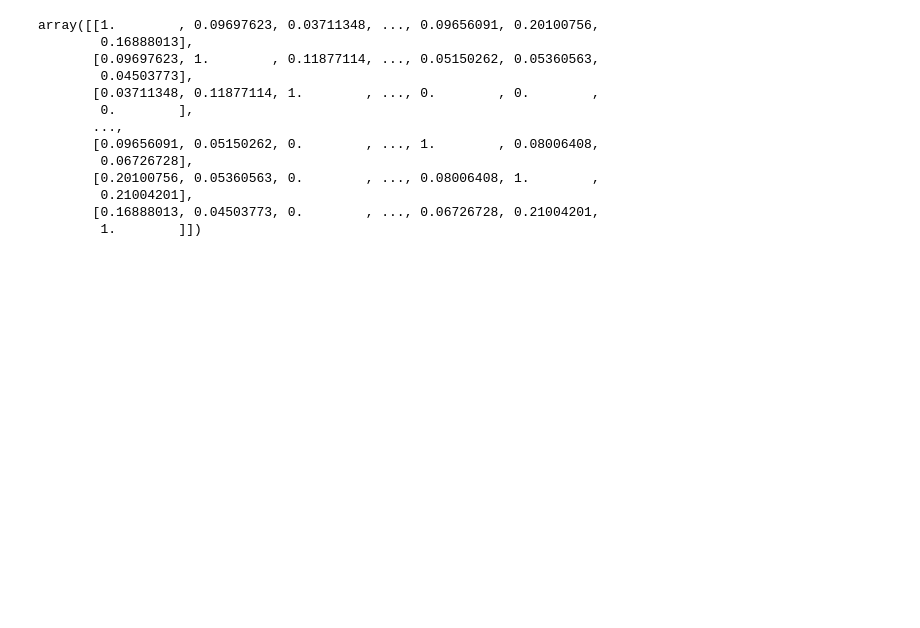
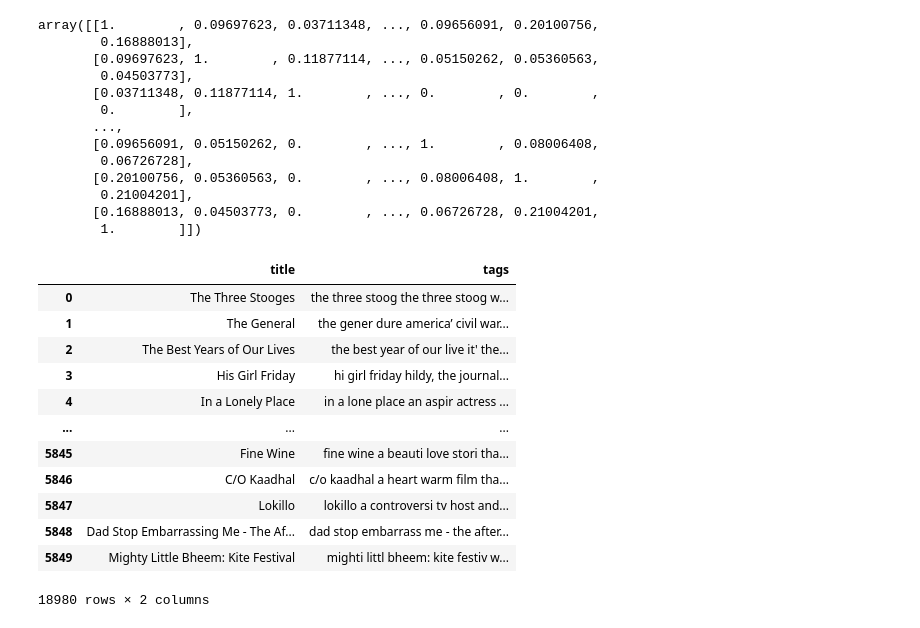
Before and after one commit to krisskrosscode/movies-tvshows-recommendation, a Jupyter notebook: clustering.ipynb, the cells around one changed output. Saved outputs shown, nothing was run; the diff lists cells and outputs as text; code cells hidden in the pictures; blank space fills up the shorter version.

```diff
--- a/clustering.ipynb
+++ b/clustering.ipynb
@@ -203,3 +203,21 @@ class NumpyArrayEncoder(JSONEncoder):
 # %%
 numpyData = {"array": similarity}
 encodedNumpyData = json.dumps(similarity, cls=NumpyArrayEncoder)
+# %%
+tv = pickle.load(open('tvshows.pkl', 'rb'))
+# %%
+tv
+# %% [output]
+|  | title | tags |
+| 0 | The Three Stooges | the three stoog the three stoog w... |
+| 1 | The General | the gener dure america’ civil war... |
+| 2 | The Best Years of Our Lives | the best year of our live it' the... |
+| 3 | His Girl Friday | hi girl friday hildy, the journal... |
+| 4 | In a Lonely Place | in a lone place an aspir actress ... |
+| ... | ... | ... |
+| 5845 | Fine Wine | fine wine a beauti love stori tha... |
+| 5846 | C/O Kaadhal | c/o kaadhal a heart warm film tha... |
+| 5847 | Lokillo | lokillo a controversi tv host and... |
+| 5848 | Dad Stop Embarrassing Me - The Af... | dad stop embarrass me - the after... |
+| 5849 | Mighty Little Bheem: Kite Festival | mighti littl bheem: kite festiv w... |
+18980 rows × 2 columns
```
Also changed, not shown: 2 other files.
